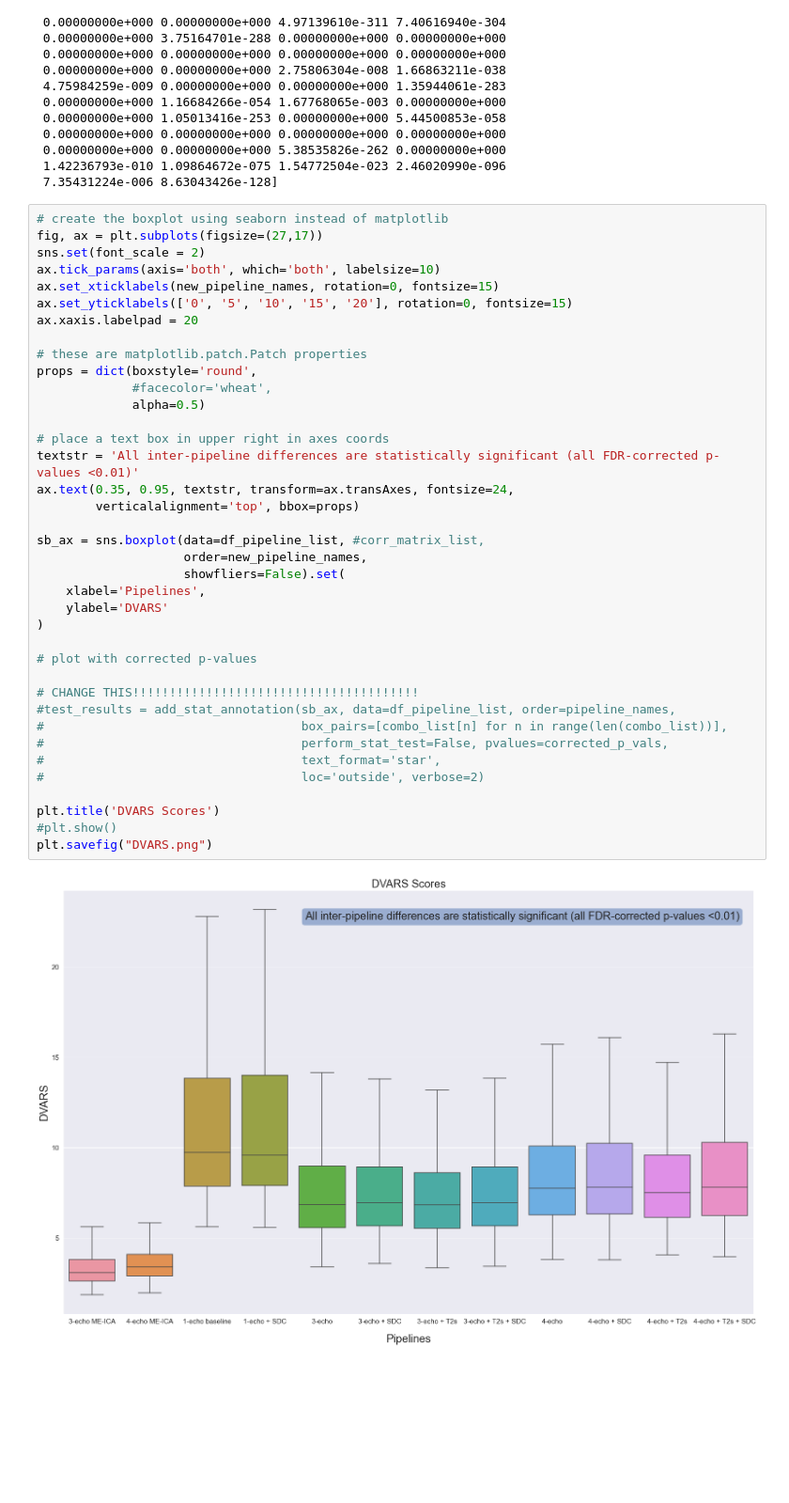
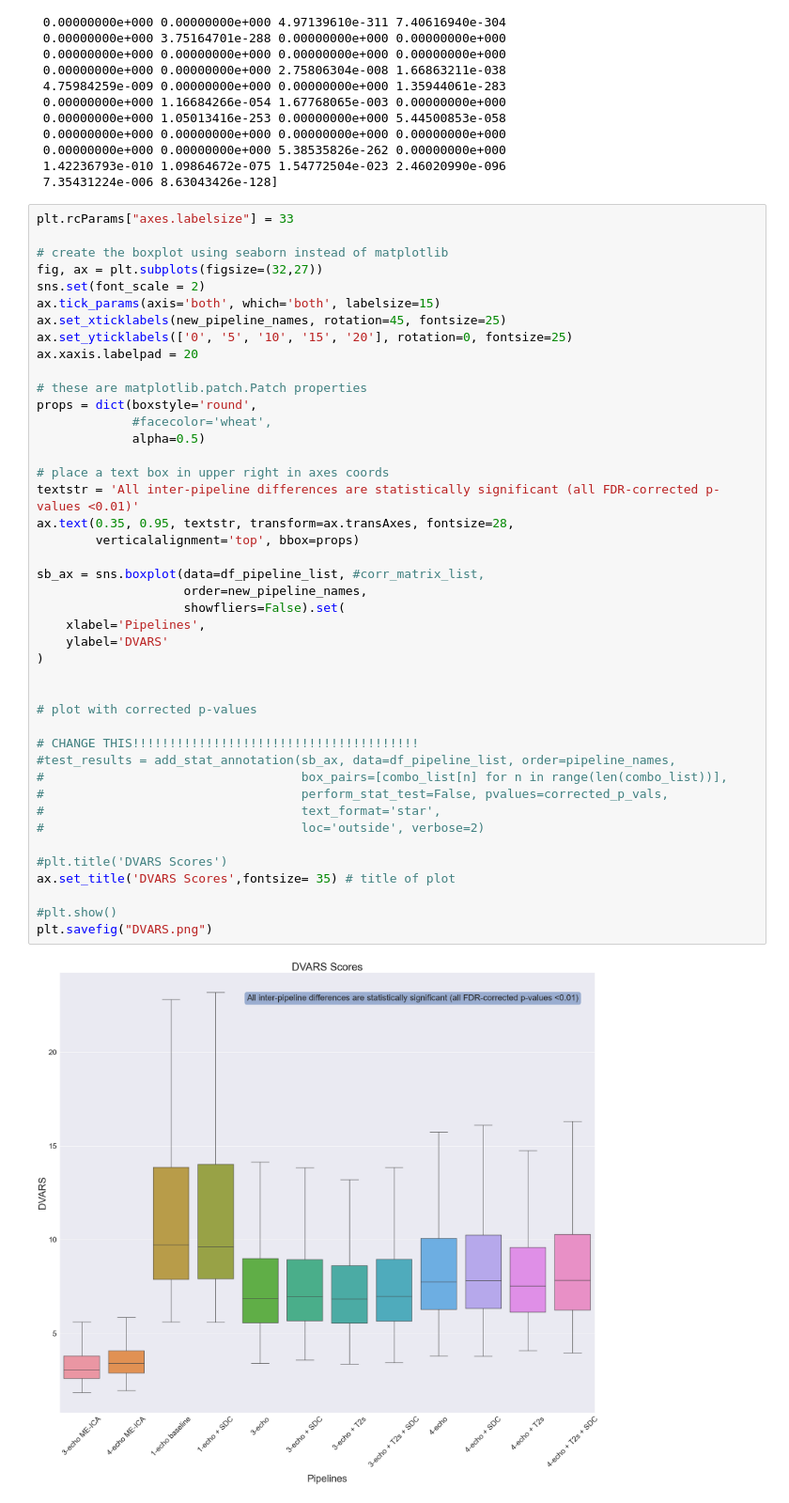
Before and after one commit to misho-dimitrov/Motion_Correction_rs-fMRI, a Jupyter notebook: calc_dvars.ipynb, the cells around one changed output. Shown: that part at 94% size. Saved outputs shown, nothing was run; the diff lists cells and outputs as text; blank space fills up the shorter version.

Commit message:
final edit of the figures for the OHBM abstract

```diff
--- a/calc_dvars.ipynb
+++ b/calc_dvars.ipynb
@@ -619,42 +603,47 @@ Values bigger than 0.05 = [2.36514237e-242 0.00000000e+000 0.00000000e+000 0.000
  1.42236793e-010 1.09864672e-075 1.54772504e-023 2.46020990e-096
  7.35431224e-006 8.63043426e-128]
 # %%
+plt.rcParams["axes.labelsize"] = 33
+
 # create the boxplot using seaborn instead of matplotlib
-fig, ax = plt.subplots(figsize=(27,17))
+fig, ax = plt.subplots(figsize=(32,27))
 sns.set(font_scale = 2)
-ax.tick_params(axis='both', which='both', labelsize=10)
-ax.set_xticklabels(new_pipeline_names, rotation=0, fontsize=15)
-ax.set_yticklabels(['0', '5', '10', '15', '20'], rotation=0, fontsize=15)
+ax.tick_params(axis='both', which='both', labelsize=15)
+ax.set_xticklabels(new_pipeline_names, rotation=45, fontsize=25)
+ax.set_yticklabels(['0', '5', '10', '15', '20'], rotation=0, fontsize=25)
 ax.xaxis.labelpad = 20
 
 # these are matplotlib.patch.Patch properties
 props = dict(boxstyle='round',
              #facecolor='wheat',
              alpha=0.5)
 
 # place a text box in upper right in axes coords
 textstr = 'All inter-pipeline differences are statistically significant (all FDR-corrected p-values <0.01)'
-ax.text(0.35, 0.95, textstr, transform=ax.transAxes, fontsize=24,
+ax.text(0.35, 0.95, textstr, transform=ax.transAxes, fontsize=28,
         verticalalignment='top', bbox=props)
 
 sb_ax = sns.boxplot(data=df_pipeline_list, #corr_matrix_list,
                     order=new_pipeline_names,
                     showfliers=False).set(
     xlabel='Pipelines',
     ylabel='DVARS'
 )
+
 
 # plot with corrected p-values
 
 # CHANGE THIS!!!!!!!!!!!!!!!!!!!!!!!!!!!!!!!!!!!!!!!
 #test_results = add_stat_annotation(sb_ax, data=df_pipeline_list, order=pipeline_names,
 #                                   box_pairs=[combo_list[n] for n in range(len(combo_list))],
 #                                   perform_stat_test=False, pvalues=corrected_p_vals,
 #                                   text_format='star',
 #                                   loc='outside', verbose=2)
 
-plt.title('DVARS Scores')
+#plt.title('DVARS Scores')
+ax.set_title('DVARS Scores',fontsize= 35) # title of plot
+
 #plt.show()
 plt.savefig("DVARS.png")
 # %% [output]
-[figure, old version]
+[figure, new version]
```
Also changed, not shown: parts of 1 cell of this notebook, 1 other file.
